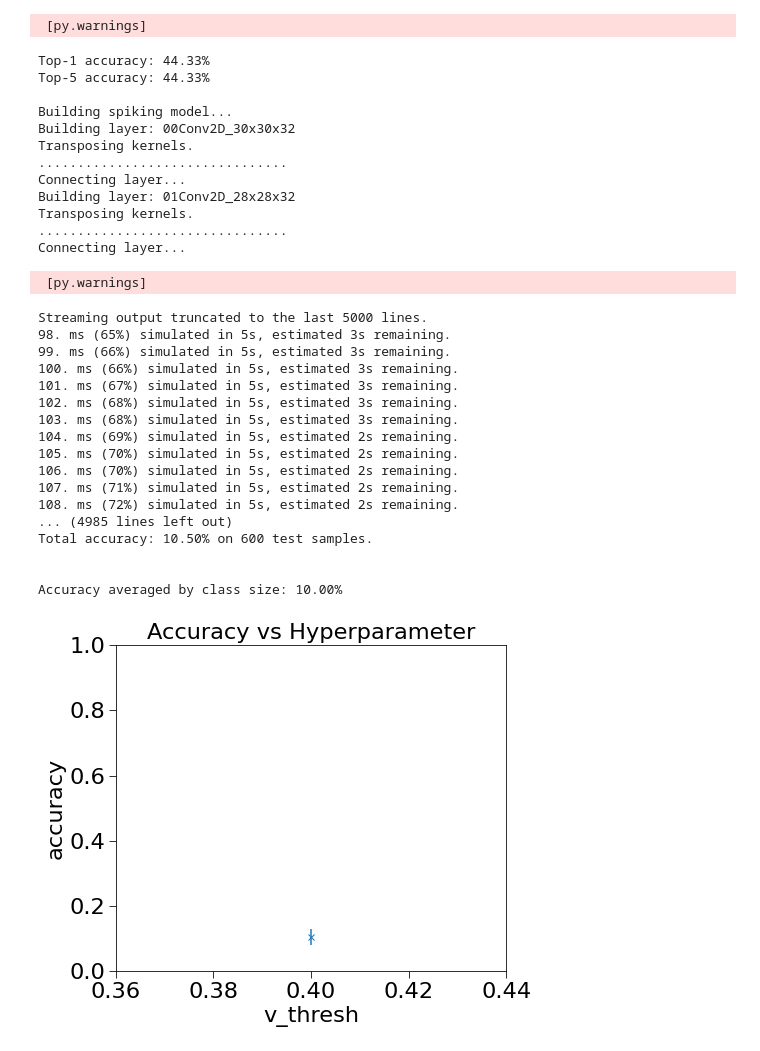
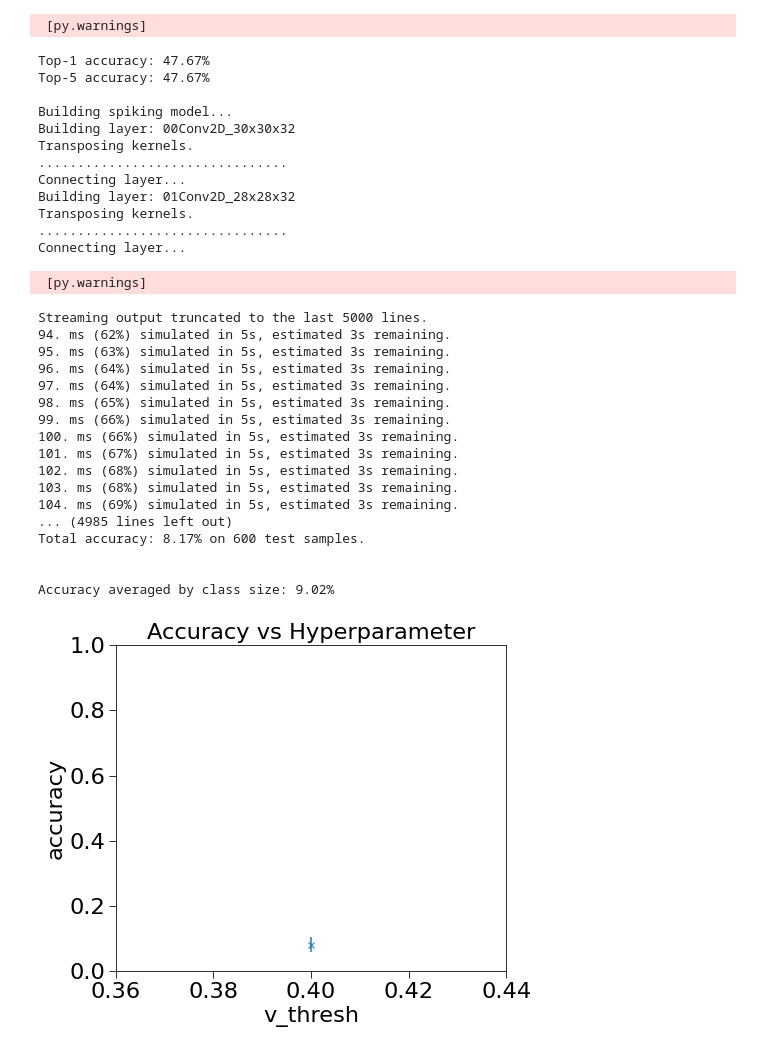
Before and after one commit to LiNdA-jz/cifar10_ann_to_snn, a Jupyter notebook: cifar10_ann_to_snn.ipynb, the cells around one changed output. Saved outputs shown, nothing was run; the diff lists cells and outputs as text; code cells hidden in the pictures.

```diff
--- a/cifar10_ann_to_snn.ipynb
+++ b/cifar10_ann_to_snn.ipynb
@@ -234,7 +237,7 @@ config['normalization'] = {
 
 config['conversion'] = {
     # 'softmax_to_relu': True,
-    'maxpool_type': 'exp_max',
+    'maxpool_type': 'fir_max',
     # 'spike_code': 'ttfs_dyn_thresh'
 }
 
@@ -286,40 +289,40 @@ _________________________________________________________________
 
  conv2d_1 (Conv2D)           (None, 28, 28, 32)        9248
 
 ... (104 lines left out)
 Scale factor: 1.00.
 Using scale factor 1.00 for softmax layer.
 
 Evaluating parsed model on 600 samples...
  [py.warnings]
-Top-1 accuracy: 44.33%
-Top-5 accuracy: 44.33%
+Top-1 accuracy: 47.67%
+Top-5 accuracy: 47.67%
 
 Building spiking model...
 Building layer: 00Conv2D_30x30x32
 Transposing kernels.
 ................................
 Connecting layer...
 Building layer: 01Conv2D_28x28x32
 Transposing kernels.
 ................................
 Connecting layer...
  [py.warnings]
 Streaming output truncated to the last 5000 lines.
+94. ms (62%) simulated in 5s, estimated 3s remaining.
+95. ms (63%) simulated in 5s, estimated 3s remaining.
+96. ms (64%) simulated in 5s, estimated 3s remaining.
+97. ms (64%) simulated in 5s, estimated 3s remaining.
 98. ms (65%) simulated in 5s, estimated 3s remaining.
 99. ms (66%) simulated in 5s, estimated 3s remaining.
 100. ms (66%) simulated in 5s, estimated 3s remaining.
 101. ms (67%) simulated in 5s, estimated 3s remaining.
 102. ms (68%) simulated in 5s, estimated 3s remaining.
 103. ms (68%) simulated in 5s, estimated 3s remaining.
-104. ms (69%) simulated in 5s, estimated 2s remaining.
-105. ms (70%) simulated in 5s, estimated 2s remaining.
-106. ms (70%) simulated in 5s, estimated 2s remaining.
-107. ms (71%) simulated in 5s, estimated 2s remaining.
-108. ms (72%) simulated in 5s, estimated 2s remaining.
+104. ms (69%) simulated in 5s, estimated 3s remaining.
 ... (4985 lines left out)
-Total accuracy: 10.50% on 600 test samples.
+Total accuracy: 8.17% on 600 test samples.
 
 
-Accuracy averaged by class size: 10.00%
+Accuracy averaged by class size: 9.02%
-[figure, old version]
+[figure, new version]
```
Also changed, not shown: parts of 5 cells of this notebook.
